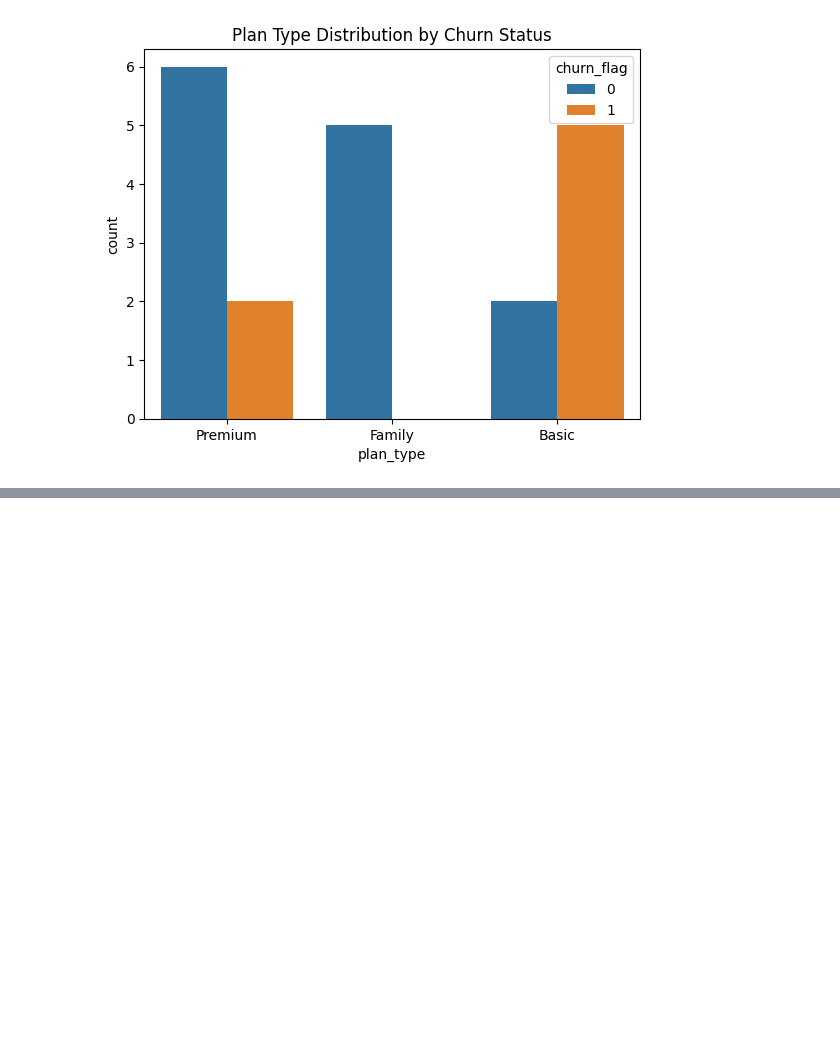
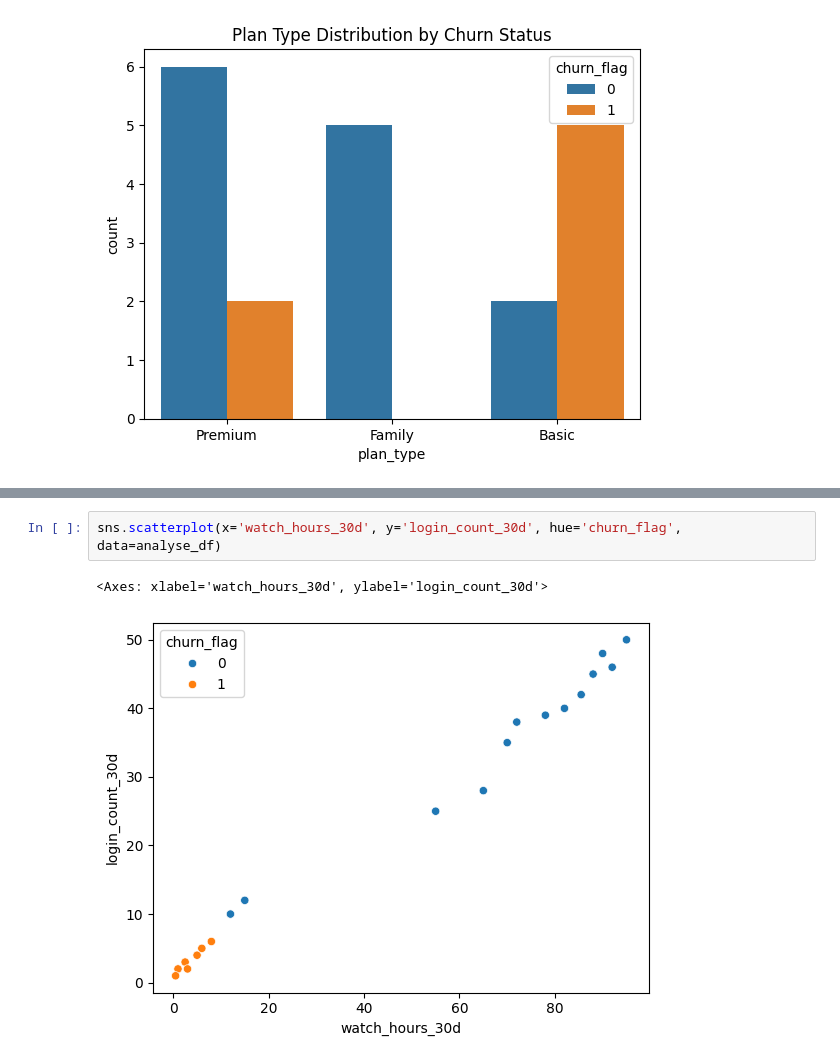
Before and after one commit to NaReddyJashwanthReddy/churn_rate, a Jupyter notebook: analysis/EDA.ipynb, the cells around one changed output, grey strips where cells are left out. Cells and saved outputs as stored; diff of their text form; blank space fills up the shorter version.

```diff
--- a/analysis/EDA.ipynb
+++ b/analysis/EDA.ipynb
@@ -263,0 +280,5 @@ plt.show()
+# %%
+sns.scatterplot(x='watch_hours_30d', y='login_count_30d', hue='churn_flag', data=analyse_df)
+# %% [output]
+<Axes: xlabel='watch_hours_30d', ylabel='login_count_30d'>
+[figure, added]
```
Also changed, not shown: parts of 11 cells of this notebook, 11 other files.
